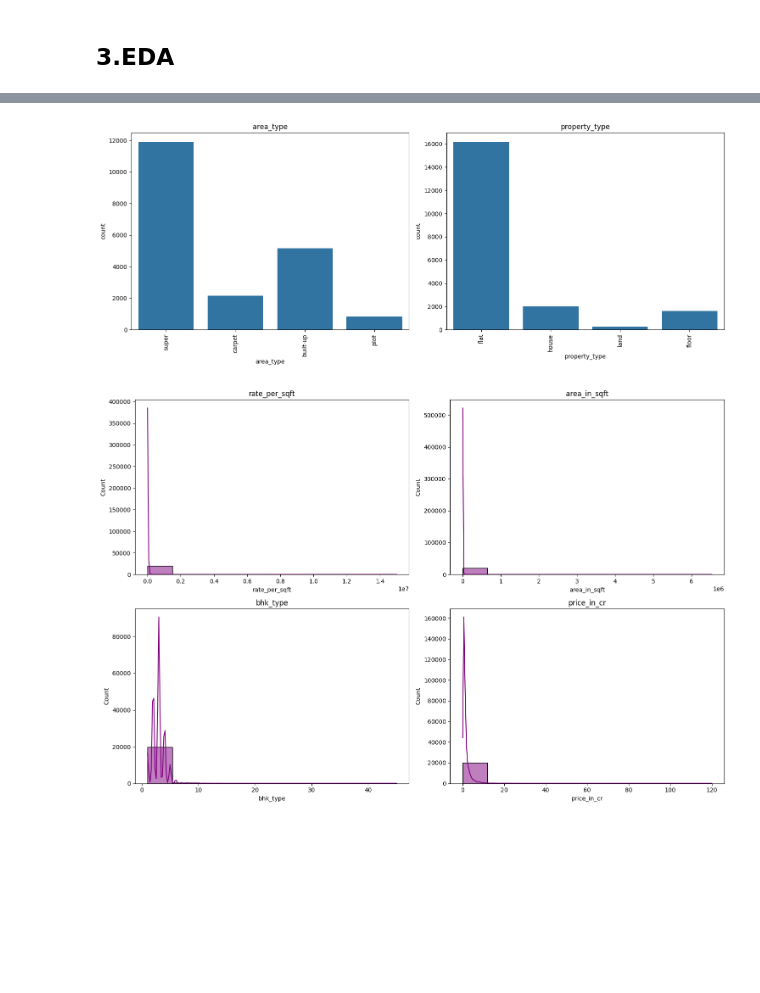
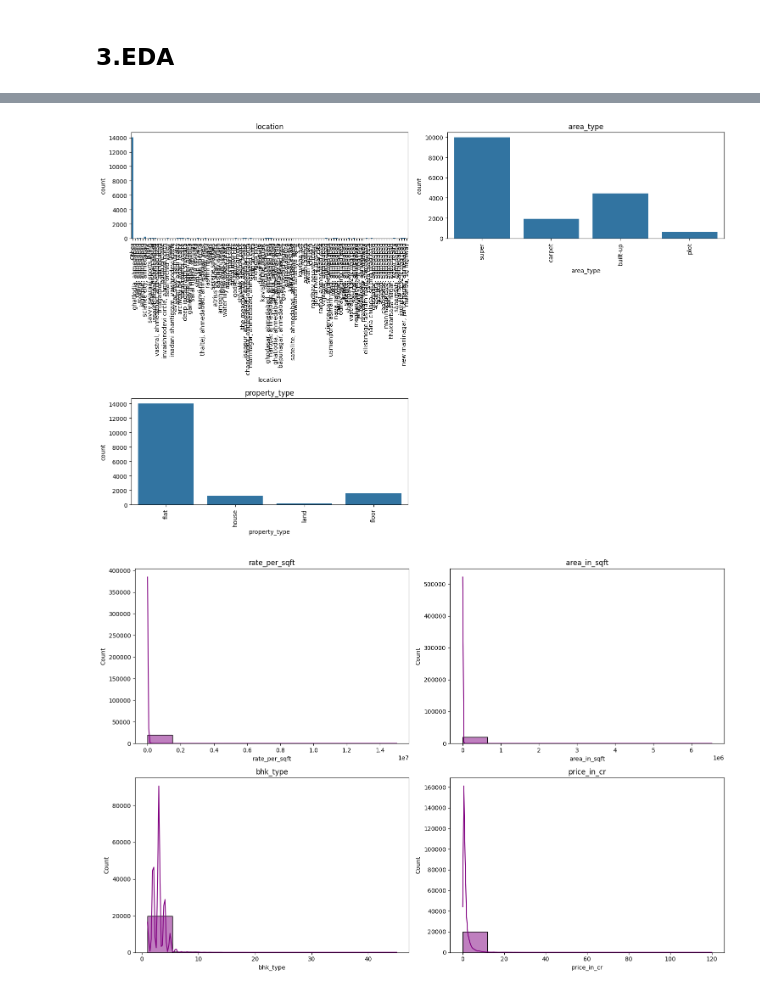
Before and after one commit to sujal-chauhan2006/ML-Projects, a Jupyter notebook: House_Price_Prediction/Notebook/House_price_prediction.ipynb, the cells around one changed output, grey strips where cells are left out. Saved outputs shown, nothing was run; the diff lists cells and outputs as text; code cells hidden in the pictures; blank space fills up the shorter version.

Commit message:
Ahemadabad House Price Prediction Notebook

```diff
--- a/House_Price_Prediction/Notebook/House_price_prediction.ipynb
+++ b/House_Price_Prediction/Notebook/House_price_prediction.ipynb
@@ -92,7 +92,7 @@ df.isnull().sum()
 | price_in_cr | 728 |
 dtype: int64
 # %%
-df = df.drop(['location','description','name','property_title'],axis=1)
+df = df.drop(['description','name','property_title'],axis=1)
 # %%
 df.head()
 # %% [output]
@@ -133,3 +134,9 @@ df.isnull().sum()
 | bhk_type | 0 |
 | price_in_cr | 0 |
 dtype: int64
+# %%
+location_count = df['location'].value_counts()
+
+df['location'] = df['location'].apply(
+    lambda x: x if location_count[x] >= 20 else 'Other'
+)
@@ -138,7 +149,7 @@ dtype: int64
 # %%
 # Univariate Analysis
 
-numeric_cols = ['rate_per_sqft','area_in_sqft','bhk_type','price_in_cr']
+numeric_cols = ['area_in_sqft','bhk_type','price_in_cr']
 
 for i in numeric_cols:
     sns.boxplot(
@@ -156,26 +166,26 @@ for i in numeric_cols:
 # %%
 cat_cols = df.select_dtypes(include='object').columns
 
 n = len(cat_cols)
 cols = 2                     # Number of plots per row
 rows = (n + cols - 1) // cols
 
-fig, axes = plt.subplots(rows, cols, figsize=(15, 6))
+fig, axes = plt.subplots(rows, cols, figsize=(15, 10))
 axes = axes.flatten()
 
 for i, col in enumerate(cat_cols):
     sns.countplot(data=df, x=col, ax=axes[i])
     axes[i].set_title(col)
     axes[i].tick_params(axis='x', rotation=90)
 
 # Remove empty subplots
 for j in range(i + 1, len(axes)):
     fig.delaxes(axes[j])
 
 plt.tight_layout()
 plt.show()
 # %% [output]
-[figure, old version]
+[figure, new version]
 # %%
 num_cols = df.select_dtypes(include=['int64', 'float64']).columns
 
```
Also changed, not shown: parts of 33 cells of this notebook.
